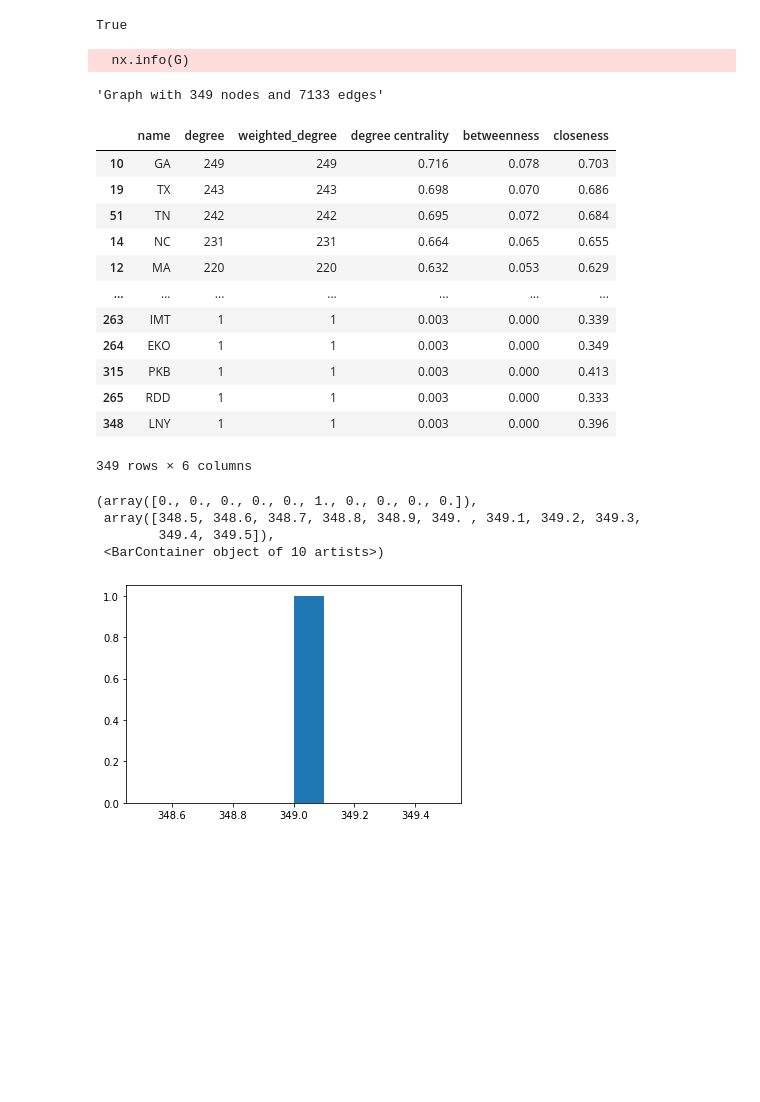
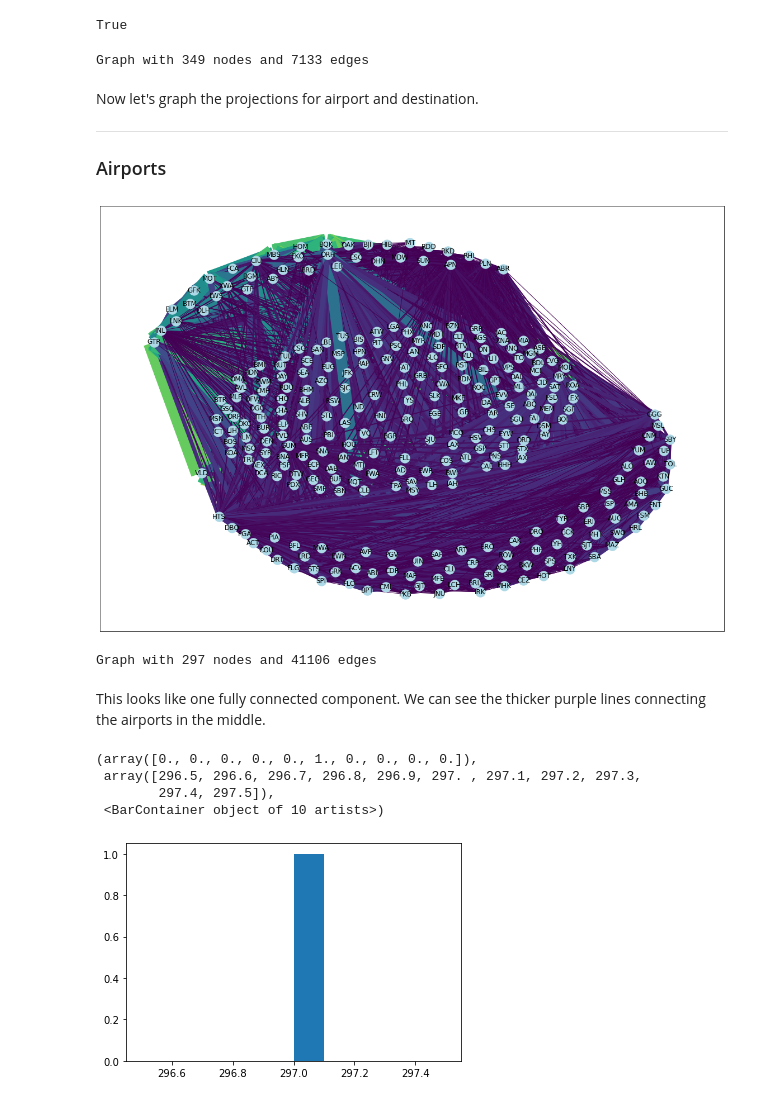
Before and after one commit to addsding/cuny-data620, a Jupyter notebook: week4_part1/Project2.ipynb, the cells around one changed output. Drawn from its saved outputs; the diff is of its cells as text; code cells hidden in the pictures; blank space fills up the shorter version.

```diff
--- a/week4_part1/Project2.ipynb
+++ b/week4_part1/Project2.ipynb
@@ -157,59 +263,39 @@ Let's confirm that graph object G is in a bipartite format.
 nx.is_bipartite(G)
 # %% [output]
 True
-# %%
-nx.info(G)
-# %% [output]
-  nx.info(G)
-'Graph with 349 nodes and 7133 edges'
-# %%
-def centrality(graph):
-    # calculate each of the values for each node
-    degree = nx.degree(graph)
-    degree_weighted = nx.degree(graph, weight = 'weight')
-    degree_c = nx.degree_centrality(graph)
-    between_c = nx.betweenness_centrality(graph)
-    closeness_c = nx.closeness_centrality(graph)
-    #eigen_c = nx.eigenvector_centrality(graph, weight = 'weight')
-
-    # create a list for each node with all the data points
-    data = [[name
-             , degree[name]
-             , degree_weighted[name]
-             , round(degree_c[name], 3)
-             , round(between_c[name], 3)
-             , round(closeness_c[name], 3)]
-             for name in graph.nodes()]
-
-    # turn this into a dataframe
-    centrality_df = pd.DataFrame(data
-                                 , columns = ['name', 'degree', 'weighted_degree', 'degree centrality'
-                                              , 'betweenness', 'closeness'])
-
-    # return the dataframe
-    return centrality_df
-
-centrality(G).sort_values(by = ['degree'], ascending = False)
-# %% [output]
-|  | name | degree | weighted_degree | degree centrality | betweenness | closeness |
-| 10 | GA | 249 | 249 | 0.716 | 0.078 | 0.703 |
-| 19 | TX | 243 | 243 | 0.698 | 0.070 | 0.686 |
-| 51 | TN | 242 | 242 | 0.695 | 0.072 | 0.684 |
-| 14 | NC | 231 | 231 | 0.664 | 0.065 | 0.655 |
-| 12 | MA | 220 | 220 | 0.632 | 0.053 | 0.629 |
-| ... | ... | ... | ... | ... | ... | ... |
-| 263 | IMT | 1 | 1 | 0.003 | 0.000 | 0.339 |
-| 264 | EKO | 1 | 1 | 0.003 | 0.000 | 0.349 |
-| 315 | PKB | 1 | 1 | 0.003 | 0.000 | 0.413 |
-| 265 | RDD | 1 | 1 | 0.003 | 0.000 | 0.333 |
-| 348 | LNY | 1 | 1 | 0.003 | 0.000 | 0.396 |
-349 rows × 6 columns
+# %%
+print(G)
+# %% [output]
+Graph with 349 nodes and 7133 edges
+# %% [markdown]
+Now let's graph the projections for airport and destination.
+
+***
+
+### Airports
+# %%
+airports = bipartite.weighted_projected_graph(G, survey['ORIGIN'])
+# %%
+plt.figure(figsize=(20,14))
+
+weights = [edata['weight'] for f, t, edata in airports.edges(data = True)]
+nx.draw_networkx(airports, pos, width = weights, edge_color = weights, node_color = 'lightblue')
+
+plt.show()
+# %% [output]
+[figure, added]
+# %%
+print(airports)
+# %% [output]
+Graph with 297 nodes and 41106 edges
+# %% [markdown]
+This looks like one fully connected component. We can see the thicker purple lines connecting the airports in the middle.
 # %%
-x=[len(c) for c in nx.connected_components(G)]
+x=[len(c) for c in nx.connected_components(airports)]
 plt.hist(x)
 # %% [output]
 (array([0., 0., 0., 0., 0., 1., 0., 0., 0., 0.]),
- array([348.5, 348.6, 348.7, 348.8, 348.9, 349. , 349.1, 349.2, 349.3,
-        349.4, 349.5]),
+ array([296.5, 296.6, 296.7, 296.8, 296.9, 297. , 297.1, 297.2, 297.3,
+        297.4, 297.5]),
  <BarContainer object of 10 artists>)
 [figure]
```
Also changed, not shown: parts of 53 cells of this notebook.
